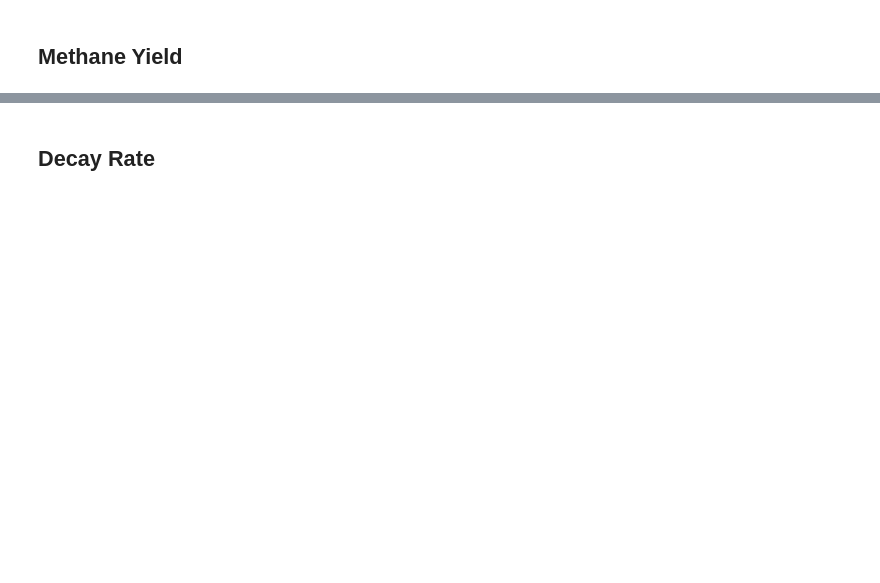
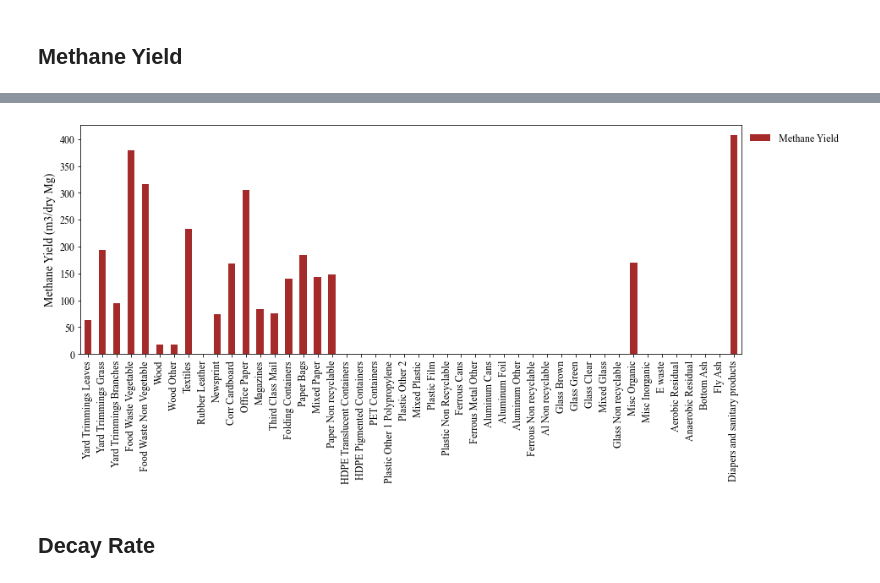
Before and after one commit to SwolfPy-Project/swolfpy-inputdata, a Jupyter notebook: Notebooks/Material Properties.ipynb, the cells around one changed output, grey strips where cells are left out. Cells and saved outputs as stored; diff of their text form; code cells hidden in the pictures; blank space fills up the shorter version.

```diff
--- a/Notebooks/Material Properties.ipynb
+++ b/Notebooks/Material Properties.ipynb
@@ -155,2 +114,11 @@ fig.show()
+# %%
+fig, ax = plt.subplots(figsize=(14, 5))
+properties[['Methane Yield']].plot(kind='bar', stacked=True, ax=ax, color='brown')
+
+ax.set_ylabel('Methane Yield ({})'.format(properties_info['Methane Yield']['Unit']), fontdict={'size':14})
+ax.set_xticklabels([x.replace('_', ' ') for x in commondata.Index])
+legend = ax.legend(frameon=False, labelspacing=0.7, bbox_to_anchor=(1, 1), loc='upper left')
+# %% [output]
+[figure, added]
 # %% [markdown]
 ## Decay Rate
```
Also changed, not shown: parts of 17 cells of this notebook, 1 other file.
